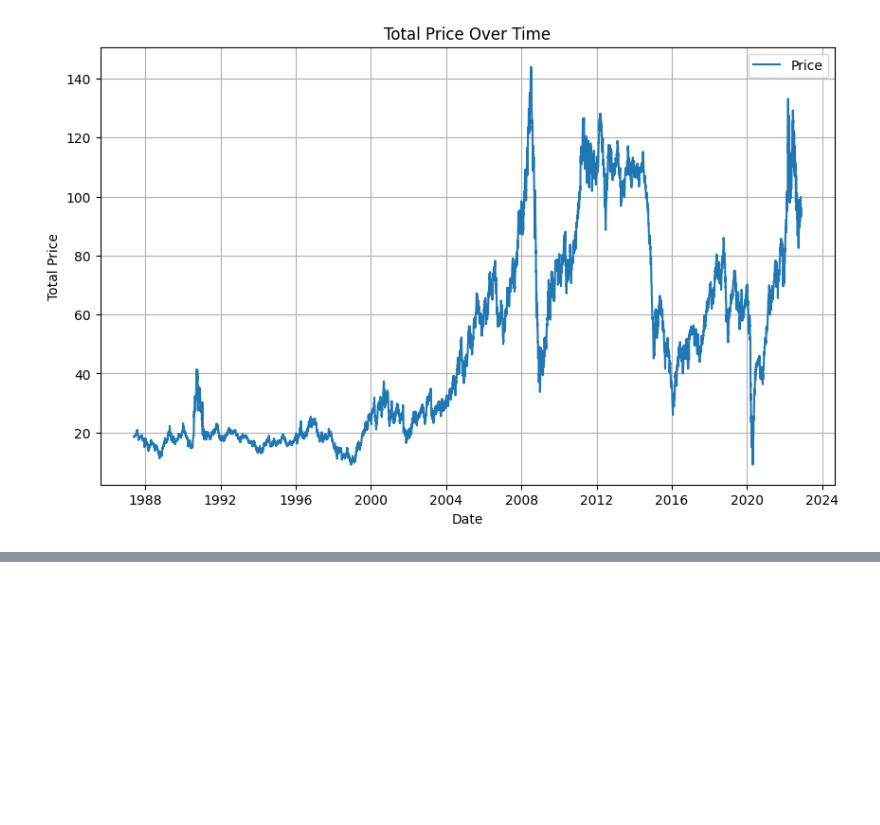
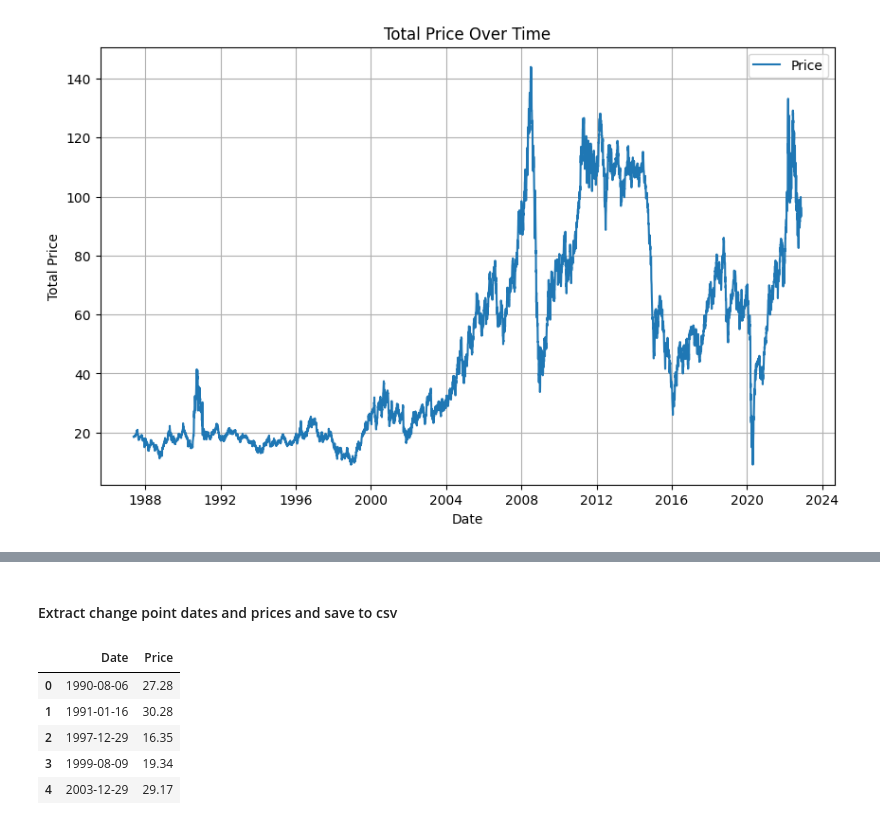
Before and after one commit to abrahamshimelis/birhan-energies, a Jupyter notebook: notebooks/brent_oil_prices_analysis.ipynb, the cells around one changed output, grey strips where cells are left out. Drawn from its saved outputs; the diff is of its cells as text; code cells hidden in the pictures; blank space fills up the shorter version.

```diff
--- a/notebooks/brent_oil_prices_analysis.ipynb
+++ b/notebooks/brent_oil_prices_analysis.ipynb
@@ -116,0 +139,2 @@ plot_time_series(df, 'Date', 'Price')
+# %% [markdown]
+#### Extract change point dates and prices and save to csv
@@ -116,0 +148,12 @@ plot_time_series(df, 'Date', 'Price')
+# %%
+# Load the dataset
+change_points_df = pd.read_csv('../data/BrentOilPrices_ChangePoints.csv')
+# %%
+change_points_df.head()
+# %% [output]
+|  | Date | Price |
+| 0 | 1990-08-06 | 27.28 |
+| 1 | 1991-01-16 | 30.28 |
+| 2 | 1997-12-29 | 16.35 |
+| 3 | 1999-08-09 | 19.34 |
+| 4 | 2003-12-29 | 29.17 |
```
Also changed, not shown: parts of 8 cells of this notebook.
